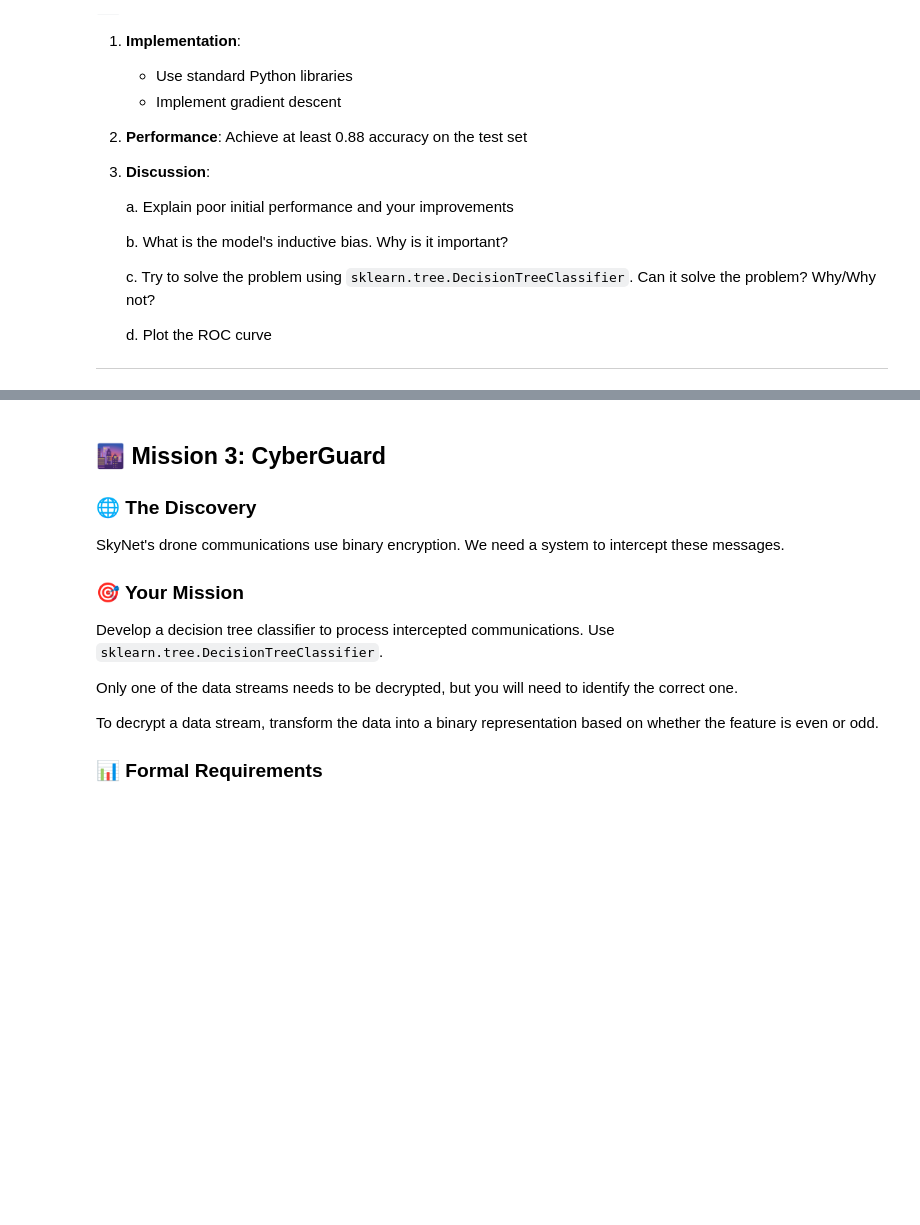
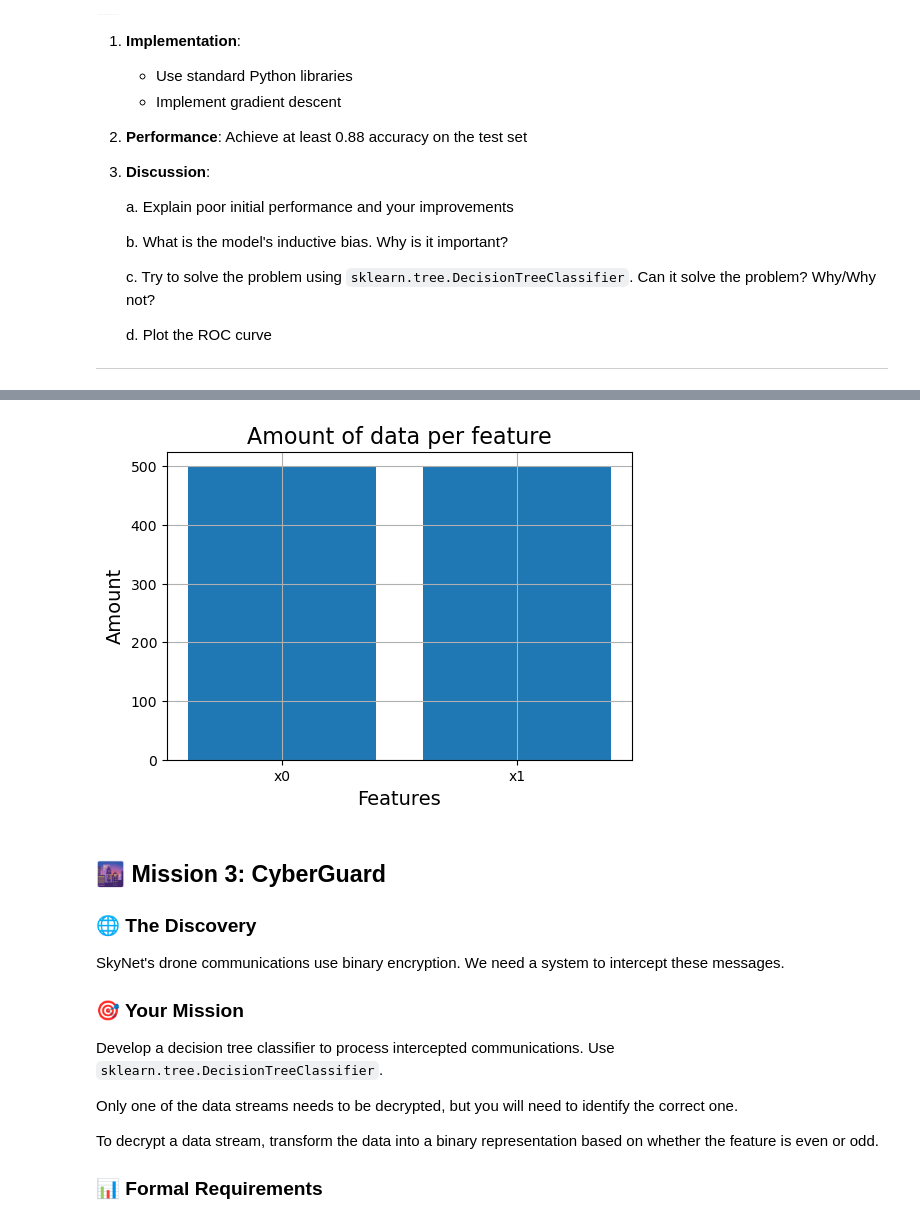
Before and after one commit to MatissPod/Intro-ML, a Jupyter notebook: Assignment1(1)/Assignment1/Chapter_1.ipynb, the cells around one changed output, grey strips where cells are left out. Cells and saved outputs as stored; diff of their text form; code cells hidden in the pictures; blank space fills up the shorter version.

```diff
--- a/Assignment1(1)/Assignment1/Chapter_1.ipynb
+++ b/Assignment1(1)/Assignment1/Chapter_1.ipynb
@@ -185,3 +218,14 @@ test = data[data['split'] == 'test']
+# %%
+# Plot columns of the amount of data
+plt.figure(figsize=(6, 4))
+plt.bar(train.columns, train.count())
+plt.grid(True)
+plt.xlabel('Features', fontsize=14)
+plt.ylabel('Amount', fontsize=14)
+plt.title('Amount of data per feature', fontsize=16)
+plt.show()
+# %% [output]
+[figure, added]
 # %% [markdown]
 ## 🌆 Mission 3: CyberGuard
 
```
Also changed, not shown: parts of 4 cells of this notebook.
